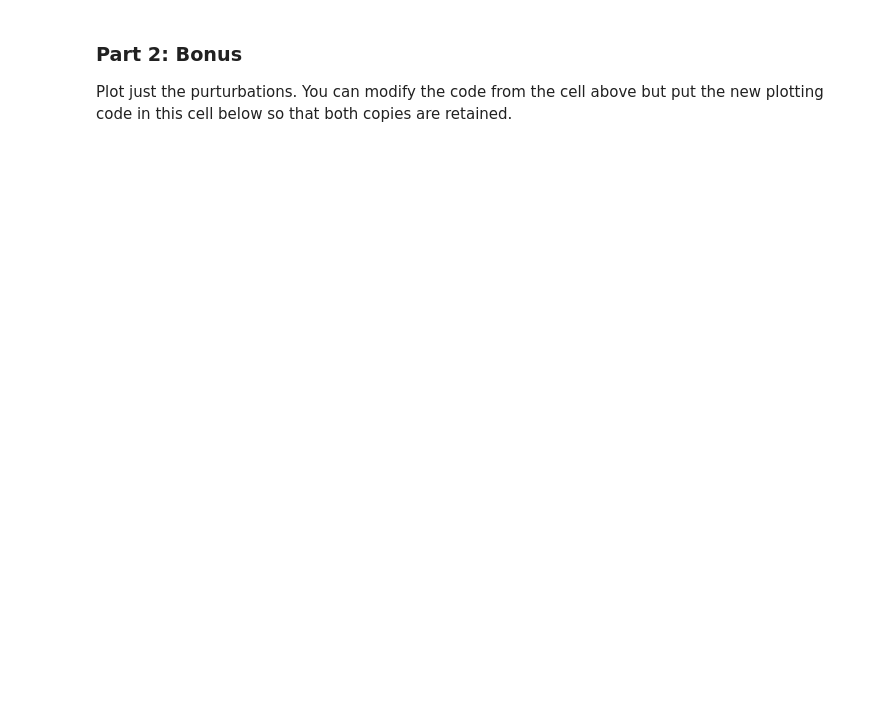
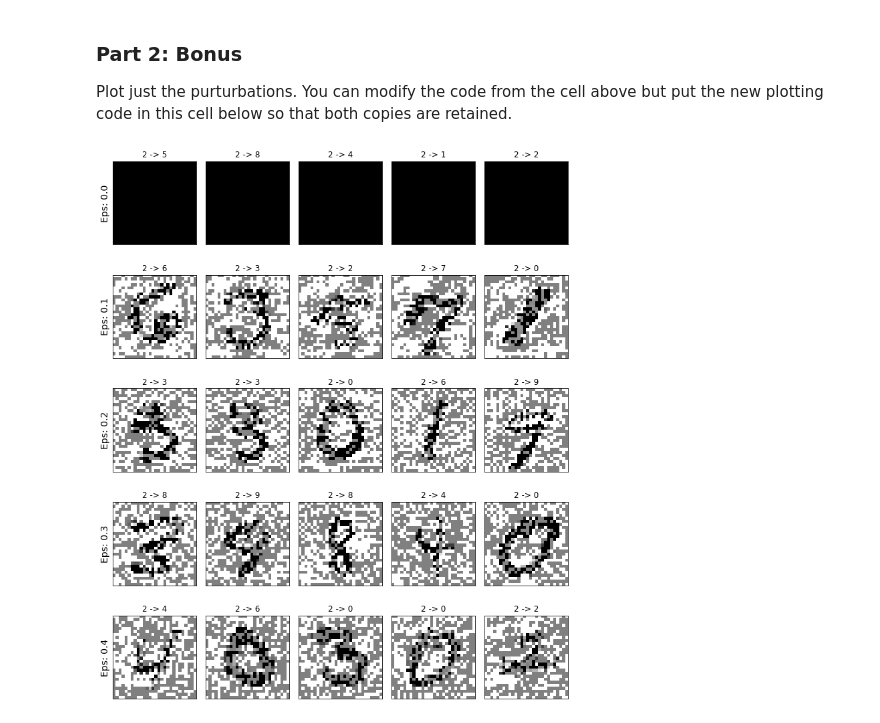
Before and after one commit to sarahwalling/Week_14_Adversarial_Examples, a Jupyter notebook: adversarial_examples.ipynb, the cells around one changed output. Saved outputs shown, nothing was run; the diff lists cells and outputs as text; code cells hidden in the pictures; blank space fills up the shorter version.

```diff
--- a/adversarial_examples.ipynb
+++ b/adversarial_examples.ipynb
@@ -682,10 +734,10 @@ for epsilon in epsilon_list:
         image_grad = images.grad
 
         grad_sign = image_grad.sign()
-        perturbation = ???
-        perturbed_images = ???
-        clamp_min = ???
-        clamp_max = ??? # TODO
+        perturbation = epsilon * grad_sign
+        perturbed_images = images+perturbation
+        clamp_min = 0
+        clamp_max = 1
         perturbed_images = torch.clamp(perturbed_images, clamp_min, clamp_max)
 
         attack_output = attack_model(perturbed_images)
@@ -754,3 +826,30 @@ plt.show()
 # %% [markdown]
 ### Part 2: Bonus
 Plot just the purturbations. You can modify the code from the cell above but put the new plotting code in this cell below so that both copies are retained.
+# %%
+plot_dim = 10, 12
+plt.figure(figsize=plot_dim)
+
+plot_index = 1
+for row in range(num_epsilons):
+    for column in range(num_epsilons):
+        plt.subplot(num_epsilons, num_epsilons, plot_index)
+
+        plt.xticks([], [])
+        plt.yticks([], [])
+
+        epsilon = epsilon_list[row]
+        if column == 0:
+            plt.ylabel("Eps: {}".format(epsilon), fontsize=14)
+
+        adversarial_image = (examples[epsilon]["adversarial_images"][column]-examples[epsilon]["original_images"][column]).squeeze()
+        adversarial_prediction = examples[epsilon]["adversarial_predictions"][column].item()
+
+        plt.title("{} -> {}".format(original_prediction, adversarial_prediction))
+        plt.imshow(adversarial_image, cmap="gray")
+
+        plot_index += 1
+plt.tight_layout()
+plt.show()
+# %% [output]
+[figure, added]
```
Also changed, not shown: parts of 11 cells of this notebook.
